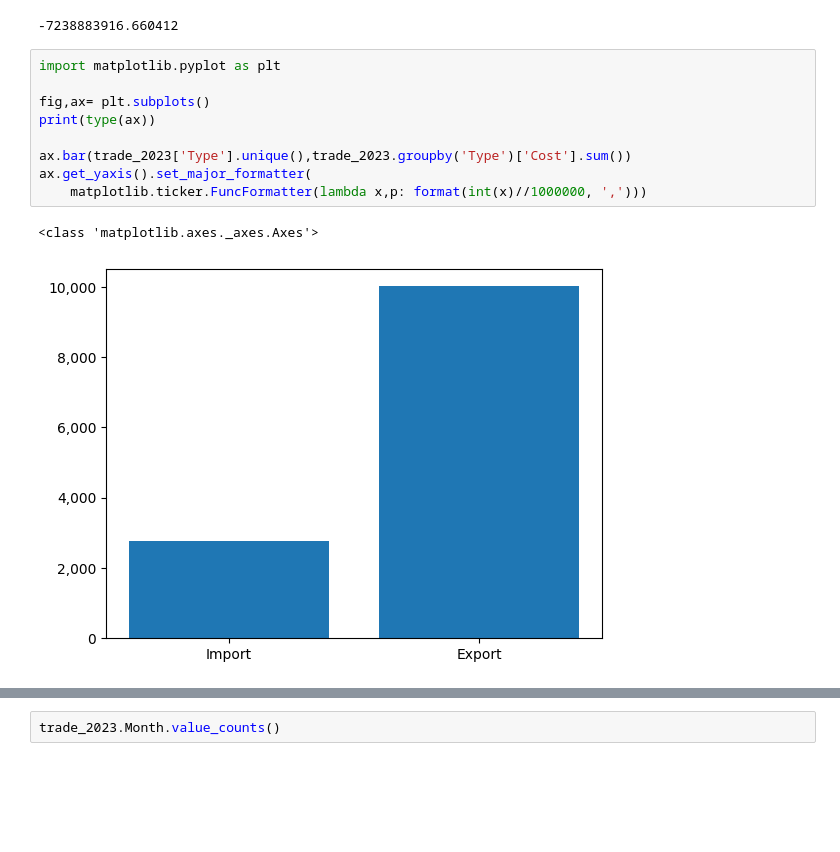
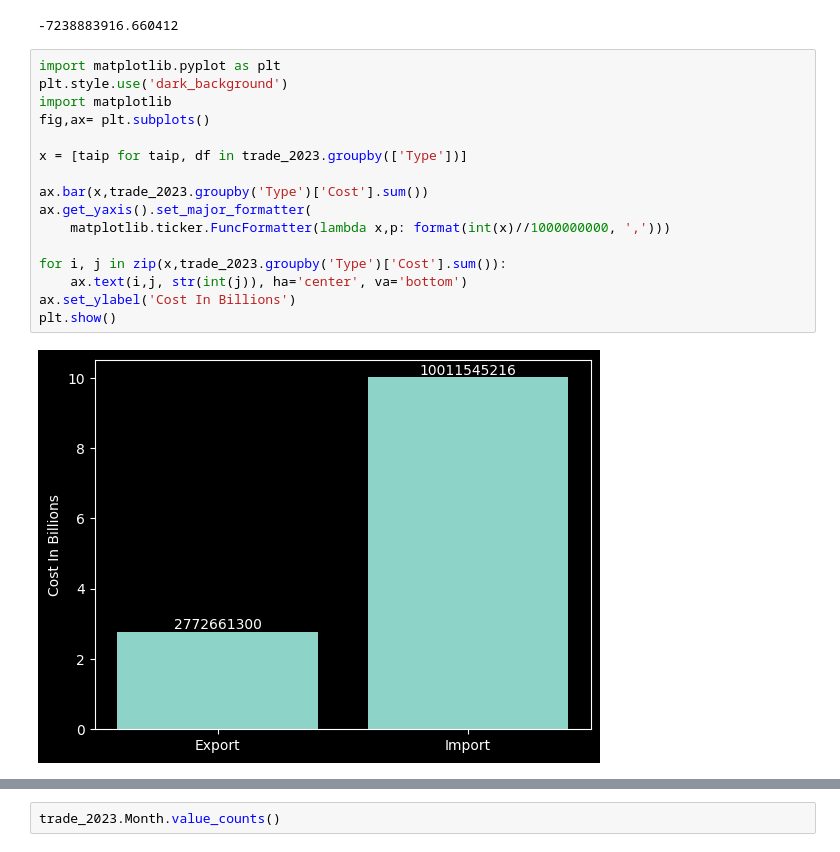
Before and after one commit to DatoKochla18/GeorgianTradeAnalysis, a Jupyter notebook: Georgia Trade/GEORGIA's_Trade_Analysis.ipynb, the cells around one changed output, grey strips where cells are left out. Cells and saved outputs as stored; diff of their text form; blank space fills up the shorter version.

```diff
--- a/Georgia Trade/GEORGIA's_Trade_Analysis.ipynb
+++ b/Georgia Trade/GEORGIA's_Trade_Analysis.ipynb
@@ -122,13 +122,19 @@ expt-impt
 -7238883916.660412
 # %%
 import matplotlib.pyplot as plt
+plt.style.use('dark_background')
+import matplotlib
+fig,ax= plt.subplots()
 
-fig,ax= plt.subplots()
-print(type(ax))
+x = [taip for taip, df in trade_2023.groupby(['Type'])]
 
-ax.bar(trade_2023['Type'].unique(),trade_2023.groupby('Type')['Cost'].sum())
+ax.bar(x,trade_2023.groupby('Type')['Cost'].sum())
 ax.get_yaxis().set_major_formatter(
-    matplotlib.ticker.FuncFormatter(lambda x,p: format(int(x)//1000000, ',')))
+    matplotlib.ticker.FuncFormatter(lambda x,p: format(int(x)//1000000000, ',')))
+
+for i, j in zip(x,trade_2023.groupby('Type')['Cost'].sum()):
+    ax.text(i,j, str(int(j)), ha='center', va='bottom')
+ax.set_ylabel('Cost In Billions')
+plt.show()
 # %% [output]
-<class 'matplotlib.axes._axes.Axes'>
-[figure, old version]
+[figure, new version]
```
Also changed, not shown: parts of 10 cells of this notebook.
